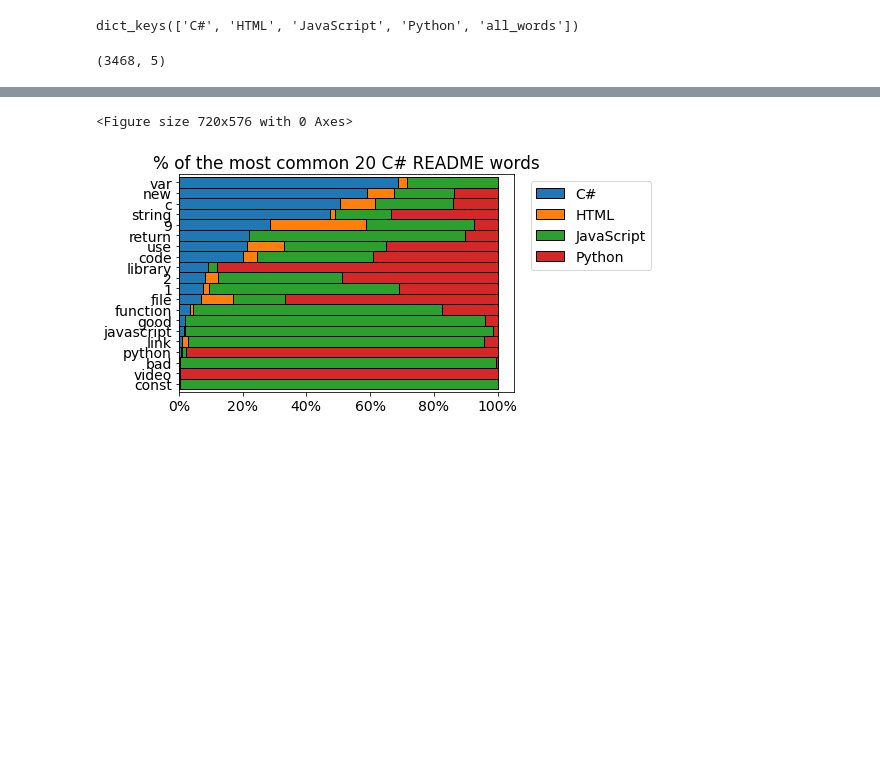
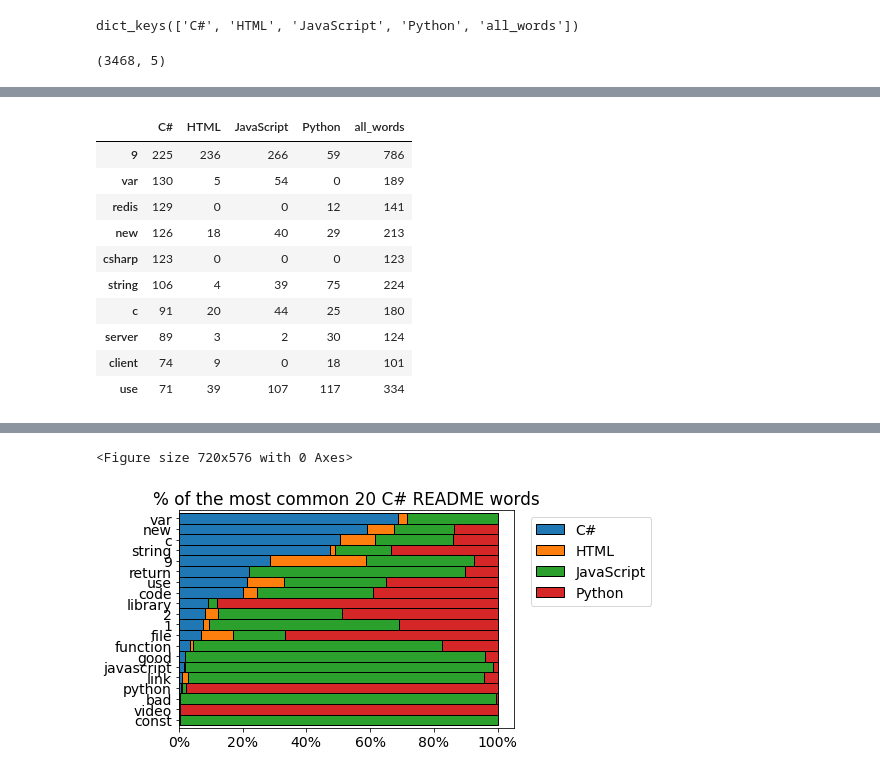
Before and after one commit to codeup-germain/github-code-composition, a Jupyter notebook: curtis-draft.ipynb, the cells around one changed output, grey strips where cells are left out. Saved outputs shown, nothing was run; the diff lists cells and outputs as text; code cells hidden in the pictures; blank space fills up the shorter version.

```diff
--- a/curtis-draft.ipynb
+++ b/curtis-draft.ipynb
@@ -325,0 +347,14 @@ word_counts.sort_values('all_words', ascending=False).head(30)
+# %%
+word_counts.sort_values('C#', ascending=False).head(10)
+# %% [output]
+|  | C# | HTML | JavaScript | Python | all_words |
+| 9 | 225 | 236 | 266 | 59 | 786 |
+| var | 130 | 5 | 54 | 0 | 189 |
+| redis | 129 | 0 | 0 | 12 | 141 |
+| new | 126 | 18 | 40 | 29 | 213 |
+| csharp | 123 | 0 | 0 | 0 | 123 |
+| string | 106 | 4 | 39 | 75 | 224 |
+| c | 91 | 20 | 44 | 25 | 180 |
+| server | 89 | 3 | 2 | 30 | 124 |
+| client | 74 | 9 | 0 | 18 | 101 |
+| use | 71 | 39 | 107 | 117 | 334 |
```
Also changed, not shown: parts of 16 cells of this notebook.
